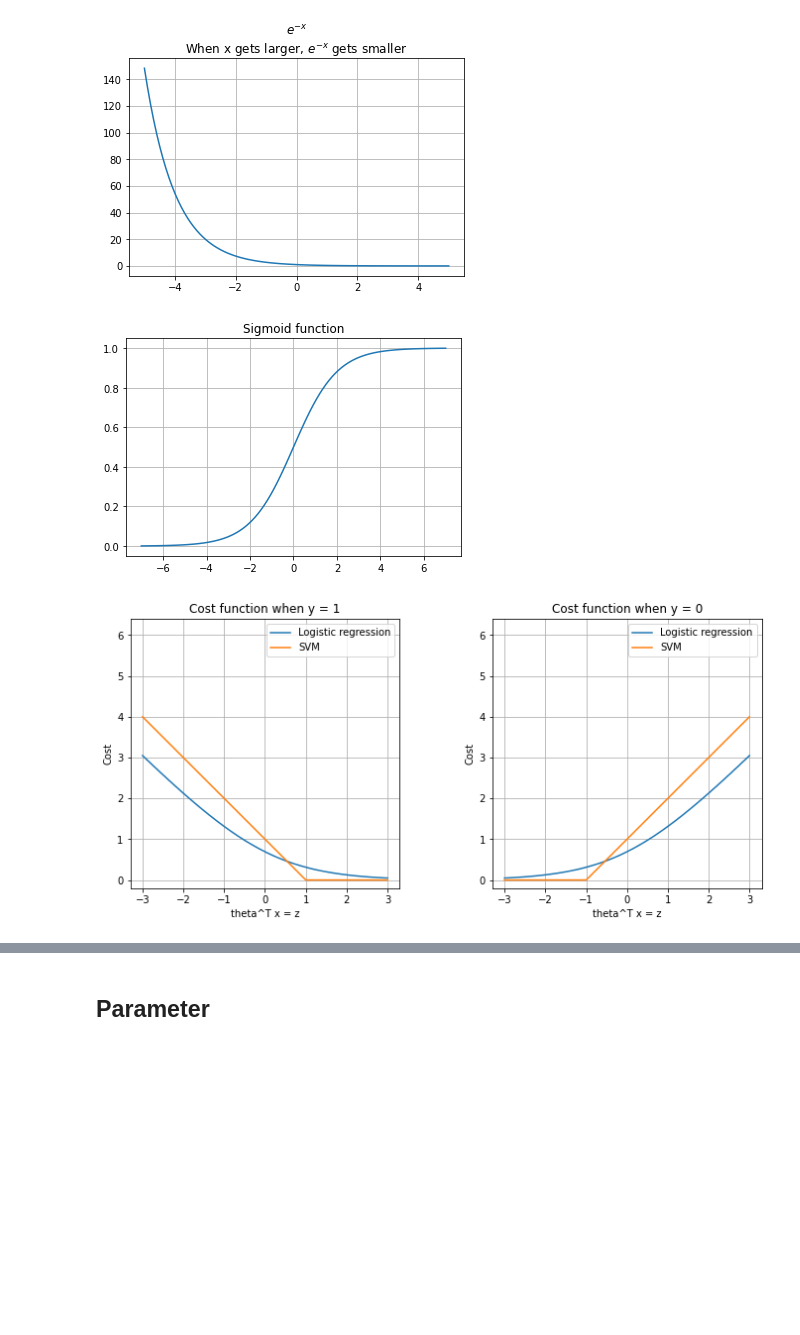
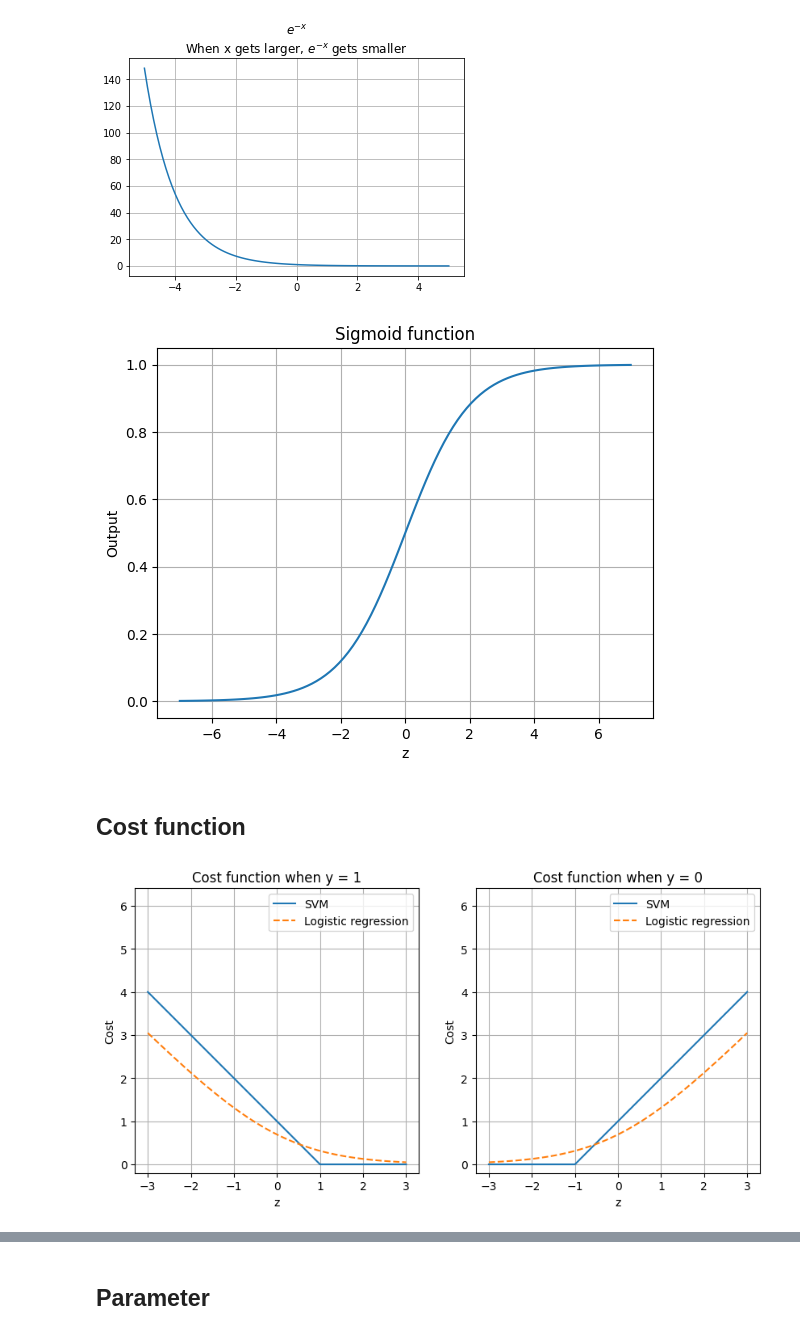
Before and after one commit to yukikitayama/machine-learning, a Jupyter notebook: notebook/support_vector_machine.ipynb, the cells around one changed output, grey strips where cells are left out. Saved outputs shown, nothing was run; the diff lists cells and outputs as text; code cells hidden in the pictures; blank space fills up the shorter version.

```diff
--- a/notebook/support_vector_machine.ipynb
+++ b/notebook/support_vector_machine.ipynb
@@ -15,3 +15,4 @@ from sklearn.metrics import accuracy_score, precision_score, recall_score
 from collections import Counter
 pd.set_option('display.max_columns', None)
 pd.set_option('expand_frame_repr', False)
+plt.style.use('default')
@@ -18,3 +21,7 @@ pd.set_option('expand_frame_repr', False)
+# %%
+SAVEFIG_01 = '../image/svm_cost_function.png'
+SAVEFIG_02 = '../image/svm_hinge_loss.png'
+SAVEFIG_03 = '../image/svm_sigmoid_function.png'
 # %% [markdown]
 ## Concept
 # %% [markdown]
@@ -282,14 +291,19 @@ plt.show()
 # %%
 def sigmoid(x):
     return 1 / (1 + np.exp(-x))
 
 x = np.linspace(-7, 7, 100)
 plt.plot(x, sigmoid(x))
 plt.title('Sigmoid function')
+plt.xlabel('z')
+plt.ylabel('Output')
 plt.grid()
+plt.savefig(SAVEFIG_03)
 plt.show()
 # %% [output]
-[figure, old version]
+[figure, new version]
+# %% [markdown]
+## Cost function
 # %%
 def sigmoid_y_1(z):
     return - np.log(1 / (1 + np.exp(-z)))
@@ -308,14 +322,14 @@ def svm_y_0(z):
     return np.where(z <= -1, 0, z + 1)
 
 
-plt.figure(figsize=(12, 5))
+plt.figure(figsize=(10, 5))
 
 plt.subplot(121)
 z = np.linspace(-3, 3, 100)
-plt.plot(z, sigmoid_y_1(z), label='Logistic regression')
 plt.plot(z, svm_y_1(z), label='SVM')
+plt.plot(z, sigmoid_y_1(z), linestyle='--', label='Logistic regression')
 plt.title('Cost function when y = 1')
-plt.xlabel('theta^T x = z')
+plt.xlabel('z')
 plt.ylabel('Cost')
 plt.legend()
 plt.grid()
@@ -323,18 +337,19 @@ plt.axis('square')
 
 plt.subplot(122)
 z = np.linspace(-3, 3, 100)
-plt.plot(z, sigmoid_y_0(z), label='Logistic regression')
 plt.plot(z, svm_y_0(z), label='SVM')
+plt.plot(z, sigmoid_y_0(z), linestyle='--', label='Logistic regression')
 plt.title('Cost function when y = 0')
-plt.xlabel('theta^T x = z')
+plt.xlabel('z')
 plt.ylabel('Cost')
 plt.legend()
 plt.grid()
 plt.axis('square')
 
+plt.savefig(SAVEFIG_01)
 plt.show()
 # %% [output]
-[figure, old version]
+[figure, new version]
 # %%
 def gaussian_kernel(x_1, x_2, sigma):
     return np.exp(-1 * (abs(x_1 - x_2) ** 2) / (2 * sigma **2 ) )
```
Also changed, not shown: parts of 4 cells of this notebook, 4 other files.
